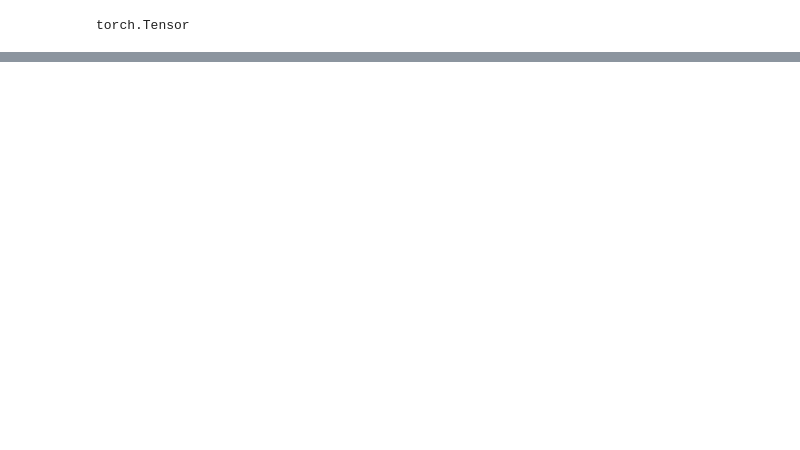
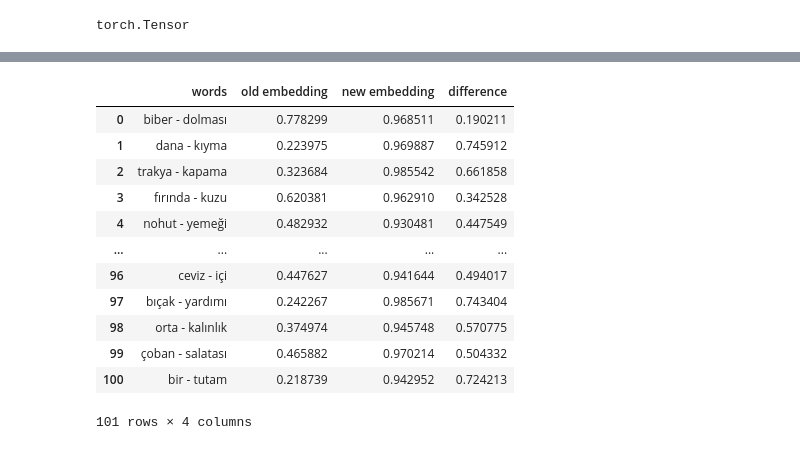
Before and after one commit to UlviDemirsoy/finetuning-embeddings-word2vec, a Jupyter notebook: NeuralNetworkProject.ipynb, the cells around one changed output, grey strips where cells are left out. Cells and saved outputs as stored; diff of their text form; code cells hidden in the pictures; blank space fills up the shorter version.

```diff
--- a/NeuralNetworkProject.ipynb
+++ b/NeuralNetworkProject.ipynb
@@ -224,10 +403,13 @@ print(len(difference))
 # %%
 randomembeddings = np.random.rand(len(difference), 40)
 
-copystore = np.copy(lowerdimensionembeddings.detach().numpy())
-for w in difference:
-  indexedwords.append(w)
+copystore = np.copy(lower_dimension_embeddings.cpu().detach().numpy())
+for word in difference:
+  indexedwords.append(word)
 
- # lowerdimensionembeddings = np.concatenate((lowerdimensionembeddings, np.random.rand(40)), axis=0)
-copystore = np.vstack([copystore, randomembeddings])#en doğru initialization yöntemi
+ # lower_dimension_embeddings = np.concatenate((lower_dimension_embeddings, np.random.rand(40)), axis=0)
+
+# We add the random embeddings on top of the copystore which holds the
+# 40 dimension embeddings, trained by the AutoEncoder
+copystore = np.vstack([copystore, randomembeddings])
 # %%
@@ -1782,0 +599,44 @@ Cosine Similarity of Köksal's embeddings tensor(0.5843, device='cuda:0')
+# %%
+df = df.iloc[0:0]
+for words in test_embeddings:
+    testembedding = None
+    testembedding2 = None
+    word1 = (torch.tensor(word_vectors[words[0]], device="cuda"))
+    word2 =(torch.tensor(word_vectors[words[1]], device="cuda"))
+
+    testembedding = model.embedding(torch.tensor((tok2id.get(words[0])), device="cuda"))
+    testembedding2 = model.embedding(torch.tensor((tok2id.get(words[1])), device="cuda"))
+
+    cosi = torch.nn.CosineSimilarity(dim=0)
+    output = cosi(testembedding, testembedding2)
+    # print("Cosine Similarity of trained low dim embeddings ",output.item() )
+
+
+
+    oldembedding = None
+    oldembedding2 = None
+    oldembedding =  ae.encode(word1)
+    oldembedding2 = ae.encode(word2)
+    output2 = cosi(oldembedding, oldembedding2)
+    # print("Cosine Similarity of low dimension embeddings ",output2.item() )
+
+    row_df = pd.DataFrame([[f"{words[0]} - {words[1]}", output2.item(), output.item(), (output.item() - output2.item()) ]], columns=df.columns)
+    df = pd.concat([df, row_df], ignore_index=True)
+
+display(df)
+# Use for bigger display
+# print(df.to_markdown())
+# %% [output]
+|  | words | old embedding | new embedding | difference |
+| 0 | biber - dolması | 0.778299 | 0.968511 | 0.190211 |
+| 1 | dana - kıyma | 0.223975 | 0.969887 | 0.745912 |
+| 2 | trakya - kapama | 0.323684 | 0.985542 | 0.661858 |
+| 3 | fırında - kuzu | 0.620381 | 0.962910 | 0.342528 |
+| 4 | nohut - yemeği | 0.482932 | 0.930481 | 0.447549 |
+| ... | ... | ... | ... | ... |
+| 96 | ceviz - içi | 0.447627 | 0.941644 | 0.494017 |
+| 97 | bıçak - yardımı | 0.242267 | 0.985671 | 0.743404 |
+| 98 | orta - kalınlık | 0.374974 | 0.945748 | 0.570775 |
+| 99 | çoban - salatası | 0.465882 | 0.970214 | 0.504332 |
+| 100 | bir - tutam | 0.218739 | 0.942952 | 0.724213 |
+101 rows × 4 columns
```
Also changed, not shown: parts of 125 cells of this notebook.
